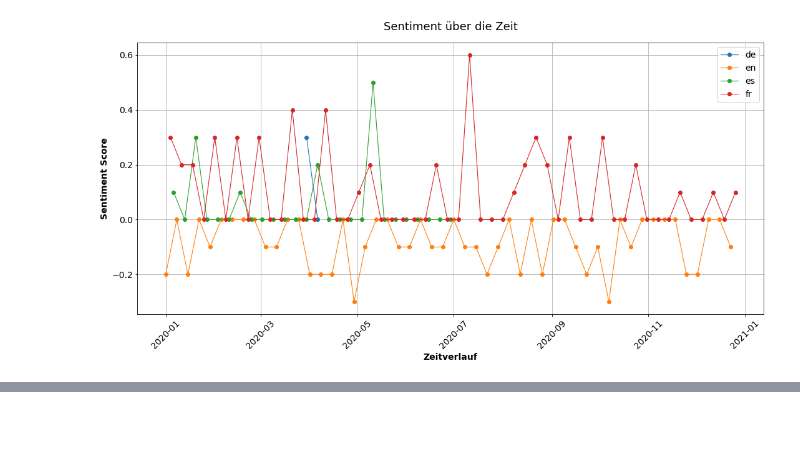
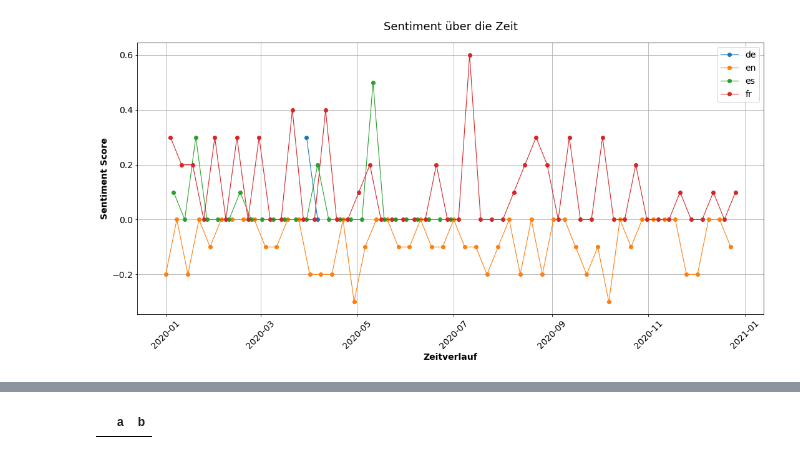
Before and after one commit to lukasleist/tud-is-sentiment, a Jupyter notebook: tool.ipynb, the cells around one changed output, grey strips where cells are left out. Saved outputs shown, nothing was run; the diff lists cells and outputs as text; code cells hidden in the pictures; blank space fills up the shorter version.

```diff
--- a/tool.ipynb
+++ b/tool.ipynb
@@ -325,0 +322,5 @@ plt
+# %%
+test = pd.DataFrame(columns=['a', 'b'])
+test.convert_dtypes()
+# %% [output]
+|  | a | b |
```
Also changed, not shown: parts of 2 cells of this notebook.
